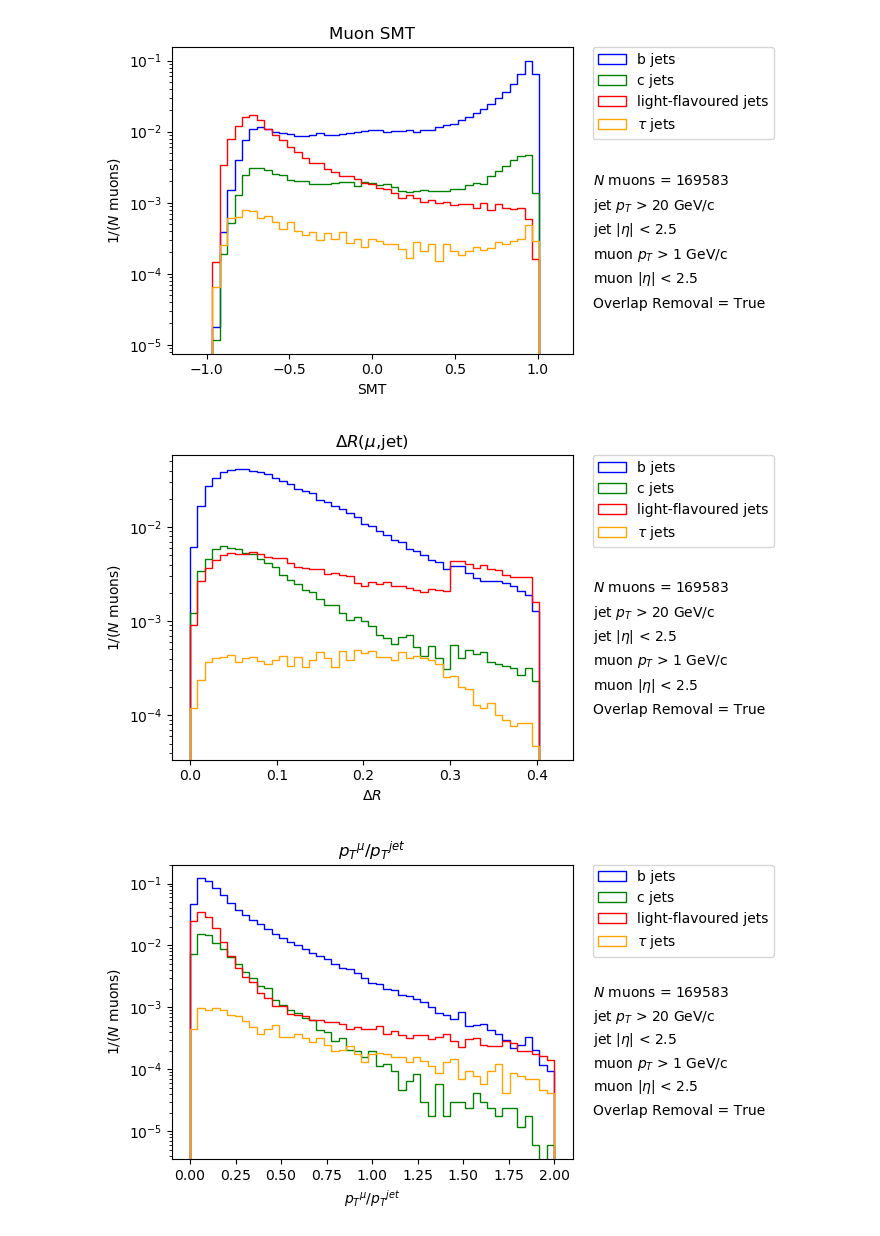
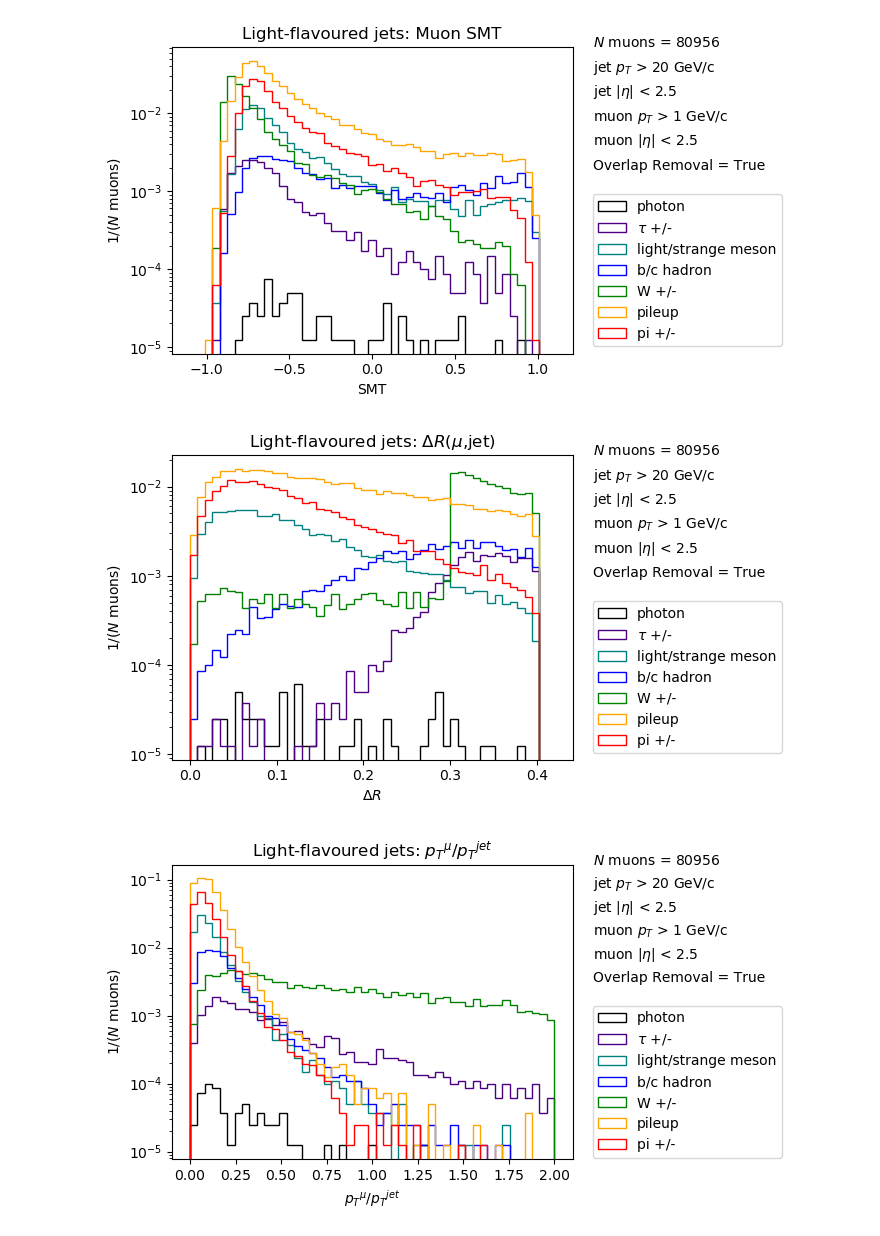
Before and after one commit to rachsmith1/muon-studies, a Jupyter notebook: notebook_07232018.ipynb, the cells around one changed output. Cells and saved outputs as stored; diff of their text form; code cells hidden in the pictures.

Commit message:
muon parent pdgid

```diff
--- a/notebook_07232018.ipynb
+++ b/notebook_07232018.ipynb
@@ -12,15 +12,18 @@ branchNames = [
     "jet_LabDr_HadF",
     "jet_pt",
     "jet_eta",
+    "jet_phi",
     "jet_JVT",
     "jet_aliveAfterOR",
     "jet_aliveAfterORmu",
     "jet_mu_smt",
     "jet_mu_pt",
     "jet_mu_eta",
+    "jet_mu_phi",
     "jet_mu_pTrel",
     "jet_mu_dR",
     "jet_mu_d0",
     "jet_mu_z0",
-    "jet_mu_parent_pdgid"
+    "jet_mu_parent_pdgid",
+    "jet_mu_qOverPratio"
 ]
@@ -34,2 +30,14 @@ data = root2array(fileName, branches=branchNames)
+# %%
+import glob
+import numpy as np
+from root_numpy import root2array
+
+files = glob.glob("/gpfs/slac/atlas/fs1/d/rafaeltl/public/RNNIP/FTAG_ntups/user.bdong.perf-flavtag.mc16_13TeV.410470.ttbar_nonallhad.e6337_e5984_s3126_r10201_r10210_Akt4EMTo/*.root")
+data = root2array(files[0], branches=branchNames)
+print "Added ntuple #1"
+
+for f in range(1,len(files)):
+    data = np.hstack((data,root2array(files[f], branches=branchNames)))
+    print "Added ntuple #{}".format(f+1)
 # %%
 from muon_plot import *
@@ -38,3 +44,5 @@ jetTypePlots = makeMuonJetTypePlots(data)
+# %%
+lightFlavourPlots = makeMuonLightFlavourPlots(data)
 # %%
-printMuonPlots(jetTypePlots)
+printMuonPlots(lightFlavourPlots)
 # %% [output]
@@ -42,3 +50,3 @@ printMuonPlots(jetTypePlots)
-[figure, old version]
+[figure, new version]
-[figure, old version]
+[figure, new version]
-[figure, old version]
+[figure, new version]
```
Also changed, not shown: parts of 8 cells of this notebook, 3 other files.
